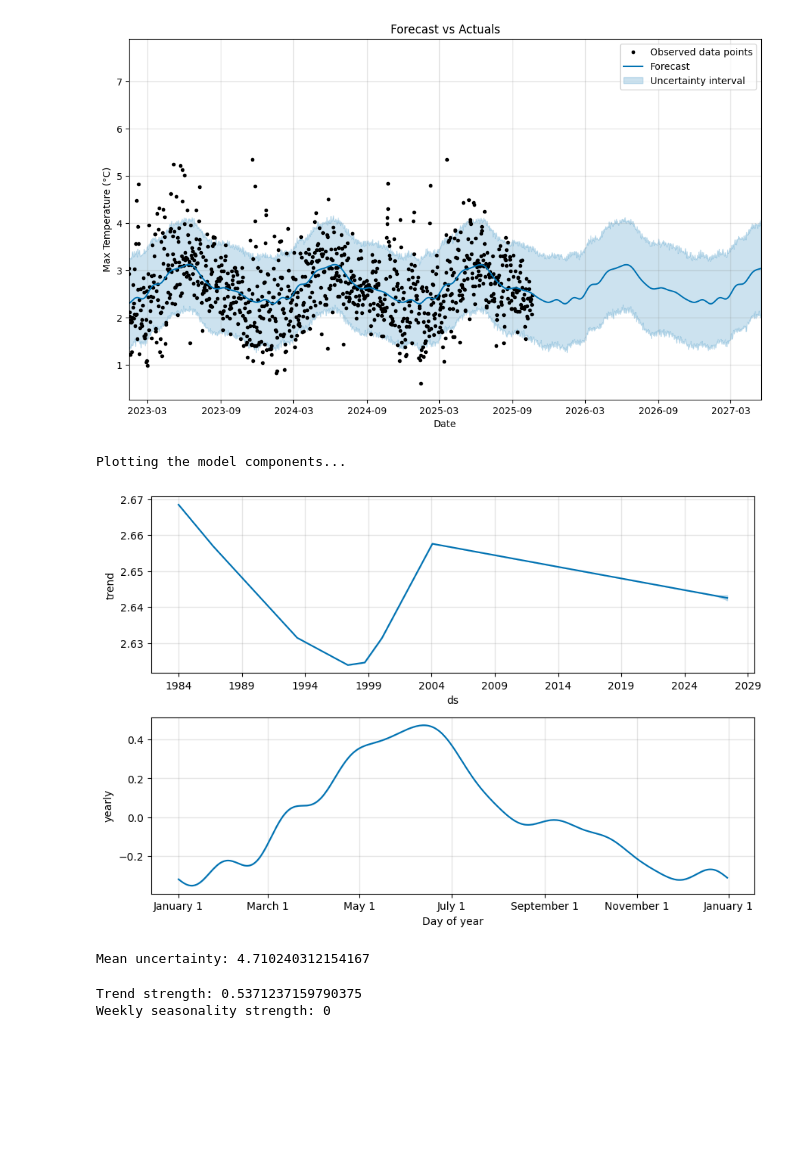
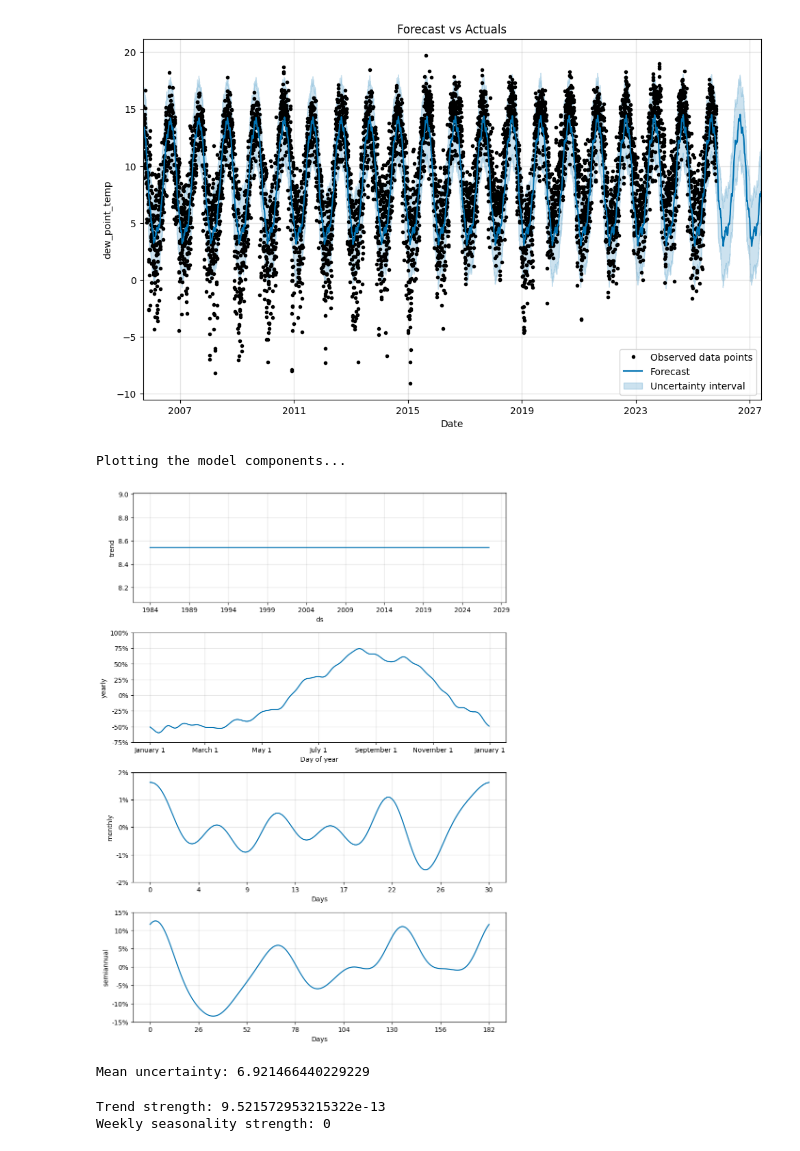
Before and after one commit to mahmoudmohamed12/Nasa-Hackathon, a Jupyter notebook: weather features analysis.ipynb, the cells around one changed output. Saved outputs shown, nothing was run; the diff lists cells and outputs as text; code cells hidden in the pictures; blank space fills up the shorter version.

```diff
--- a/weather features analysis.ipynb
+++ b/weather features analysis.ipynb
@@ -33,0 +26,21 @@ model.fit(df_prophet)
+# %%
+df,df_prophet = wrangle("nasa_daily_weather.csv",target="dew_point_temp")
+#model = Prophet(yearly_seasonality=True, weekly_seasonality=False, daily_seasonality=False)
+#model.fit(df_prophet)
+# %%
+params = {
+    'changepoint_prior_scale': 0.05,        # moderate trend flexibility
+    'changepoint_range': 0.95,              # detect changepoints over most of the history
+    'seasonality_mode': 'multiplicative',   # weather variables often scale with level
+    'seasonality_prior_scale': 5.0,         # allow moderate seasonal flexibility
+    'holidays_prior_scale': 2.0,            # if using event/holiday effects
+    'yearly_seasonality': 20,               # high-resolution annual pattern (Fourier order)
+    'weekly_seasonality': 10,               # weekly cycle (for temp/solar flux)
+    'daily_seasonality': False,             # rarely needed for daily aggregates
+    'growth': 'linear'                      # weather doesn’t have capped logistic growth
+}
+
+model = Prophet(**params)
+model.add_seasonality(name='semiannual', period=182.5, fourier_order=10)
+model.add_seasonality(name='monthly', period=30.5, fourier_order=5)
+model.fit(df_prophet)
@@ -67,10 +114,10 @@ print("-" * 30)
 print("Plotting the forecast...")
 fig1 = model.plot(forecast)
 start, end = forecast['ds'].min(), forecast['ds'].max()
-plt.xlim(end - 0.1 * (end-start) , end)
+plt.xlim(end - 0.5 * (end-start) , end)
 plt.title('Forecast vs Actuals')
 plt.xlabel('Date')
-plt.ylabel('Max Temperature (°C)')
+plt.ylabel('dew_point_temp')
 plt.legend()
 plt.show()
 
@@ -89,21 +136,21 @@ Forecast for 2025-09-15:
 ------------------------------
 Plotting the forecast...
-[figure, old version]
+[figure, new version]
 Plotting the model components...
-[figure, old version]
+[figure, new version]
 # %%
 #Uncertainty (Confidence Interval)
 forecast['uncertainty'] = forecast['yhat_upper'] - forecast['yhat_lower']
 print("Mean uncertainty:", forecast['uncertainty'].mean())
 # %% [output]
-Mean uncertainty: 4.710240312154167
+Mean uncertainty: 6.921466440229229
 # %%
 trend_strength = forecast['trend'].std()
 seasonality_strength = forecast['weekly'].std() if 'weekly' in forecast else 0
 print("Trend strength:", trend_strength)
 print("Weekly seasonality strength:", seasonality_strength)
 # %% [output]
-Trend strength: 0.5371237159790375
+Trend strength: 9.521572953215322e-13
 Weekly seasonality strength: 0
 # %%
 df_cv = cross_validation(
```
Also changed, not shown: parts of 8 cells of this notebook, 16 other files.
